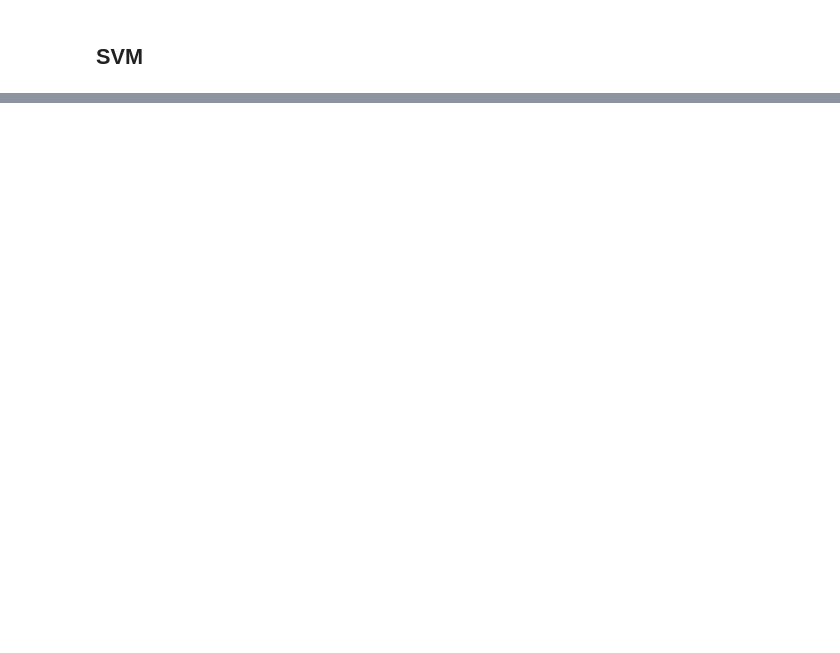
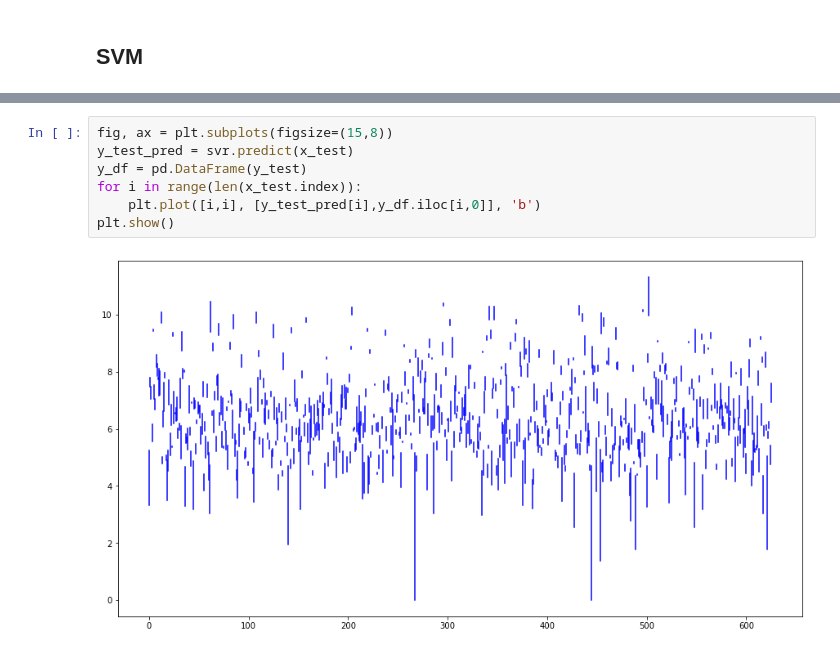
Before and after one commit to CS254-ML-FinalProject/Final-Project, a Jupyter notebook: Final Models.ipynb, the cells around one changed output, grey strips where cells are left out. Drawn from its saved outputs; the diff is of its cells as text; blank space fills up the shorter version.

```diff
--- a/Final Models.ipynb
+++ b/Final Models.ipynb
@@ -453,0 +374,9 @@ print(MSE(y_test, svr.predict(x_test)))
+# %%
+fig, ax = plt.subplots(figsize=(15,8))
+y_test_pred = svr.predict(x_test)
+y_df = pd.DataFrame(y_test)
+for i in range(len(x_test.index)):
+    plt.plot([i,i], [y_test_pred[i],y_df.iloc[i,0]], 'b')
+plt.show()
+# %% [output]
+[figure, added]
```
Also changed, not shown: parts of 48 cells of this notebook.
